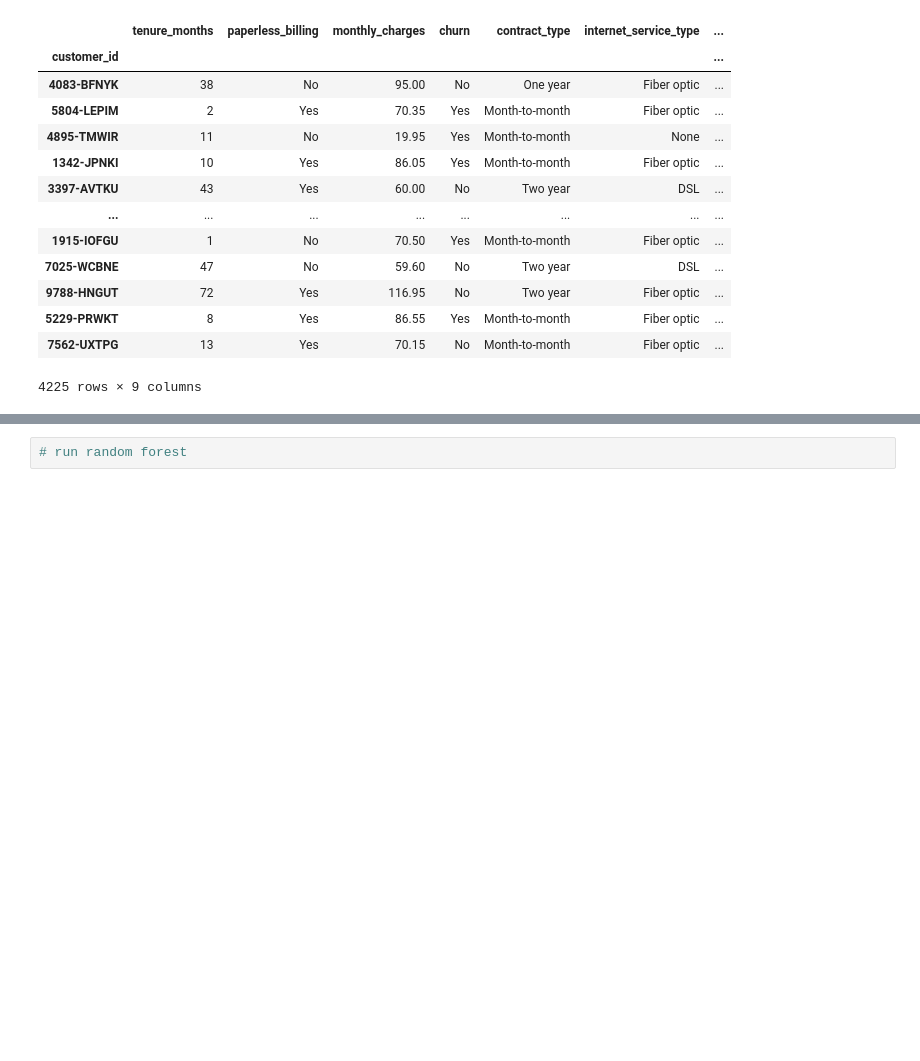
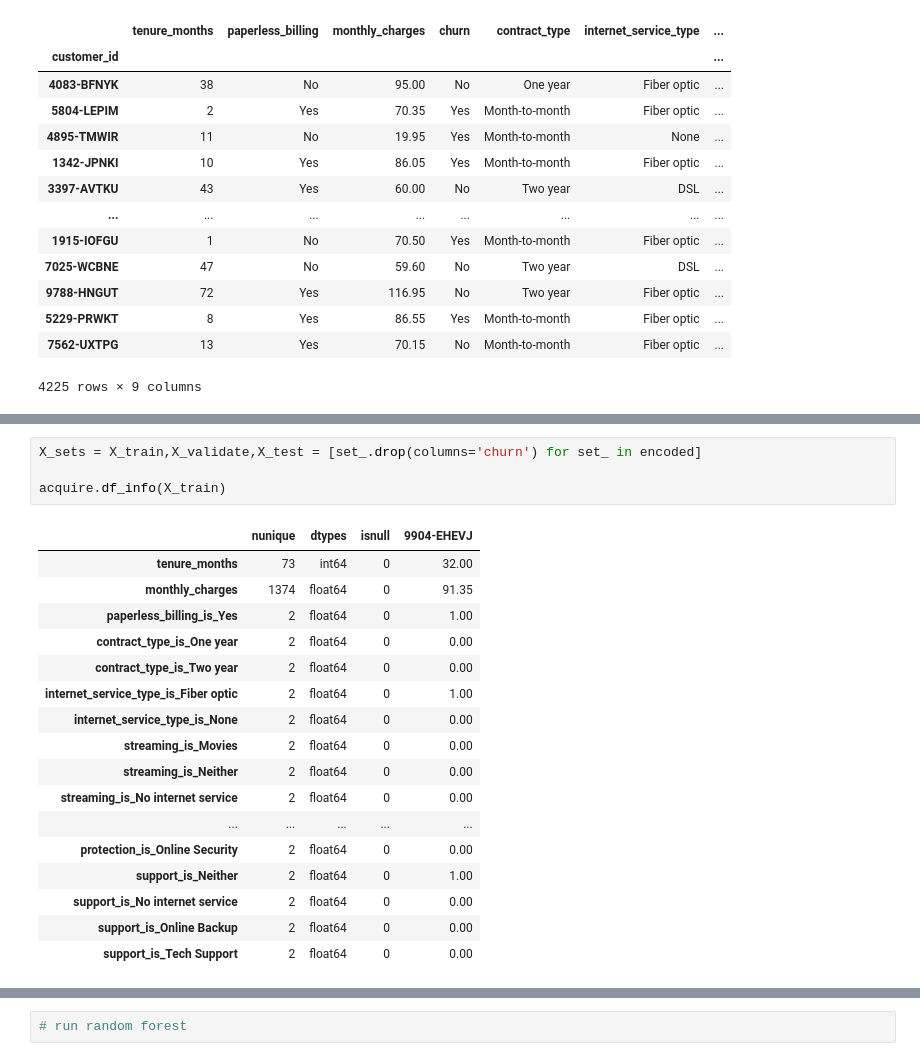
Before and after one commit to Michael-Nelson361/Telco_Report, a Jupyter notebook: modeling.ipynb, the cells around one changed output, grey strips where cells are left out. Saved outputs shown, nothing was run; the diff lists cells and outputs as text; blank space fills up the shorter version.

```diff
--- a/modeling.ipynb
+++ b/modeling.ipynb
@@ -224,2 +248,24 @@ acquire.df_info(e_train)
+# %%
+X_sets = X_train,X_validate,X_test = [set_.drop(columns='churn') for set_ in encoded]
+
+acquire.df_info(X_train)
+# %% [output]
+|  | nunique | dtypes | isnull | 9904-EHEVJ |
+| tenure_months | 73 | int64 | 0 | 32.00 |
+| monthly_charges | 1374 | float64 | 0 | 91.35 |
+| paperless_billing_is_Yes | 2 | float64 | 0 | 1.00 |
+| contract_type_is_One year | 2 | float64 | 0 | 0.00 |
+| contract_type_is_Two year | 2 | float64 | 0 | 0.00 |
+| internet_service_type_is_Fiber optic | 2 | float64 | 0 | 1.00 |
+| internet_service_type_is_None | 2 | float64 | 0 | 0.00 |
+| streaming_is_Movies | 2 | float64 | 0 | 0.00 |
+| streaming_is_Neither | 2 | float64 | 0 | 0.00 |
+| streaming_is_No internet service | 2 | float64 | 0 | 0.00 |
+| ... | ... | ... | ... | ... |
+| protection_is_Online Security | 2 | float64 | 0 | 0.00 |
+| support_is_Neither | 2 | float64 | 0 | 1.00 |
+| support_is_No internet service | 2 | float64 | 0 | 0.00 |
+| support_is_Online Backup | 2 | float64 | 0 | 0.00 |
+| support_is_Tech Support | 2 | float64 | 0 | 0.00 |
 # %%
 # split y sets
```
Also changed, not shown: parts of 23 cells of this notebook.
